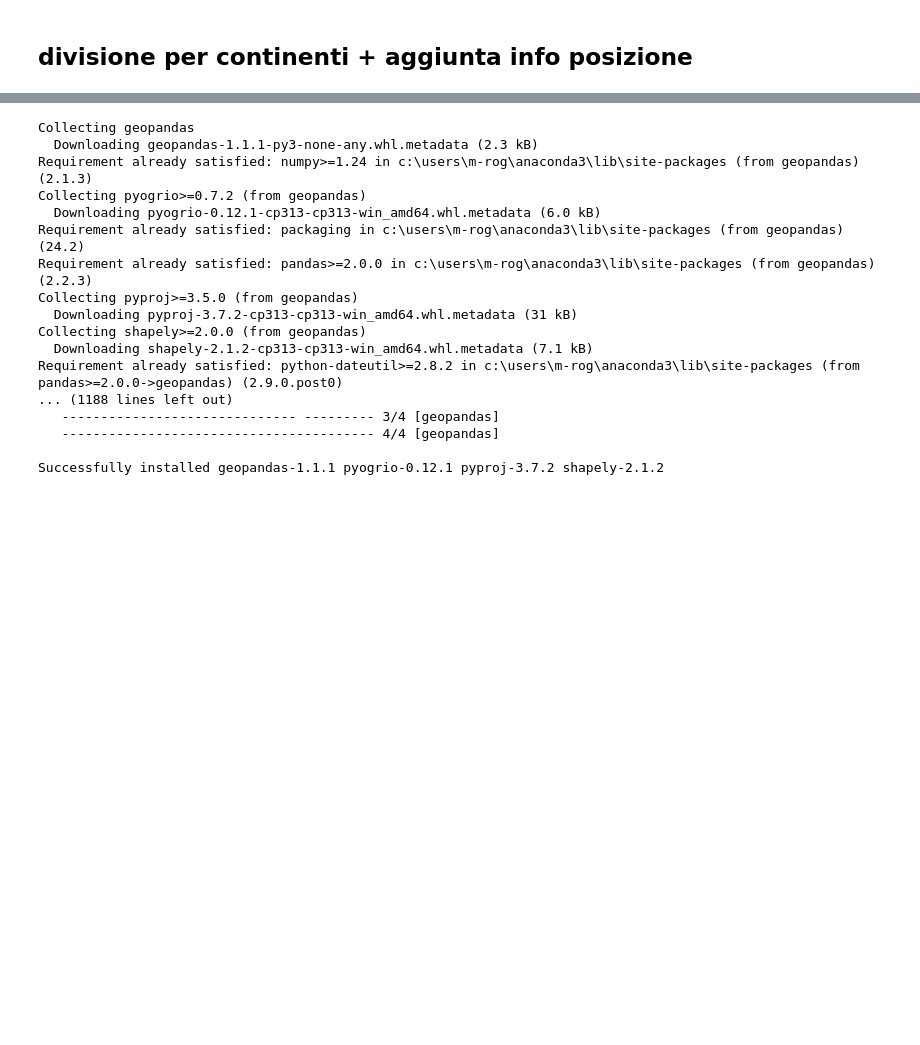
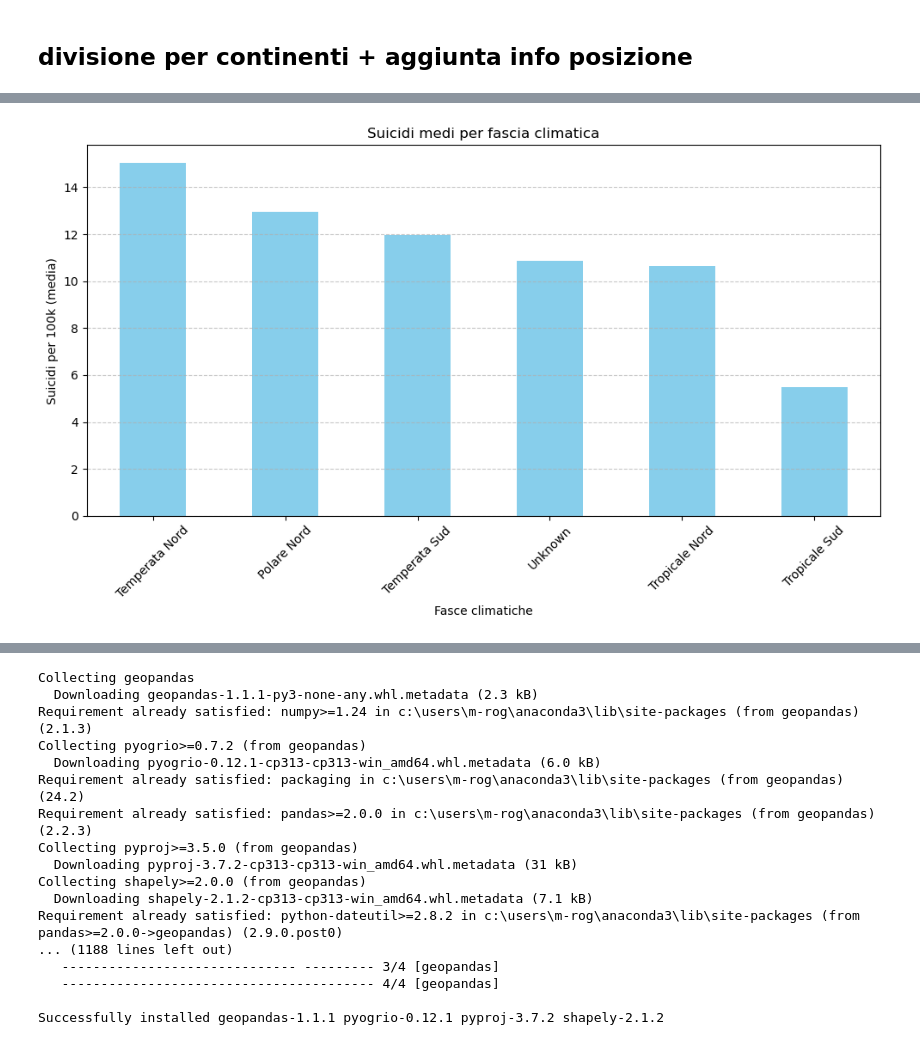
Before and after one commit to ashuraWho/DataSet_SuicideRates, a Jupyter notebook: suicides_mario.ipynb, the cells around one changed output, grey strips where cells are left out. Drawn from its saved outputs; the diff is of its cells as text; code cells hidden in the pictures; blank space fills up the shorter version.

```diff
--- a/suicides_mario.ipynb
+++ b/suicides_mario.ipynb
@@ -19,5 +19,5 @@ import pandas as pd
 # %% [markdown]
 # import dati
 # %%
-df_raw = pd.read_csv('master.csv')
+df = pd.read_csv('master.csv')
 # %%
@@ -102,8 +102,6 @@ head
 | 7 | Albania | 1987 | female | 25-34 years | 4 | 257200 | 1.56 | Albania1987 | ... |
 | 8 | Albania | 1987 | male | 55-74 years | 1 | 137500 | 0.73 | Albania1987 | ... |
 | 9 | Albania | 1987 | female | 5-14 years | 0 | 311000 | 0.00 | Albania1987 | ... |
-# %%
-df = df_raw.copy()
 # %%
 # pulizia nomi colonne
 df.columns = (
@@ -400,7 +398,6 @@ import geopandas as gpd
 
 url = "https://naciscdn.org/naturalearth/110m/cultural/ne_110m_admin_0_countries.zip"
 world = gpd.read_file(url)
-
 
 # Centroidi per lat/lon
 world['lat'] = world.geometry.centroid.y
@@ -410,14 +407,16 @@ world['lon'] = world.geometry.centroid.x
 paesi_presenti = df['country'].unique()
 
 # Filtra world solo per quei paesi
-world_subset = world[world['name'].isin(paesi_presenti)]
+world_subset = world[world['ADMIN'].isin(paesi_presenti)]
 
 # Crea un dizionario {paese: (lat, lon)}
-coords_dict = {row['name']: (row['lat'], row['lon']) for _, row in world_subset.iterrows()}
+# Dizionario {paese: (lat, lon)}
+coords_dict = {row['ADMIN']: (row['lat'], row['lon'])
+               for _, row in world_subset.iterrows()}
 
 # Assegna le colonne lat/lon al df in modo veloce usando map
-df['lat'] = df['country'].map(lambda x: coords_dict.get(x, None))
-df['lon'] = df['country'].map(lambda x: coords_dict.get(x, None))
+df['lat'] = df['country'].map(lambda x: coords_dict.get(x, (np.nan,np.nan))[0])
+df['lon'] = df['country'].map(lambda x: coords_dict.get(x, (np.nan,np.nan))[1])
 # %% [output]
   world['lat'] = world.geometry.centroid.y
 
@@ -425,0 +424,77 @@ KeyError: 'name'
+# %%
+def lat_to_climatic_zone(lat):
+    if pd.isna(lat):
+        return "Unknown"
+    elif lat >= 66.5:
+        return "Polare Nord"
+    elif lat <= -66.5:
+        return "Polare Sud"
+    elif 23.5 < lat < 66.5:
+        return "Temperata Nord"
+    elif -66.5 < lat < -23.5:
+        return "Temperata Sud"
+    elif 0 < lat <= 23.5:
+        return "Tropicale Nord"
+    elif -23.5 <= lat < 0:
+        return "Tropicale Sud"
+    else:
+        return "Equatoriale"  # latitudine esattamente 0
+
+# Assegna la colonna
+df['fasce_climatiche'] = df['lat'].apply(lat_to_climatic_zone)
+
+suicidi_clima = df.groupby('fasce_climatiche')['suicides_100k_pop'].mean().sort_values(ascending=False)
+
+import matplotlib.pyplot as plt
+
+plt.figure(figsize=(10,6))
+suicidi_clima.plot(kind='bar', color='skyblue')
+plt.xlabel("Fasce climatiche")
+plt.ylabel("Suicidi per 100k (media)")
+plt.title("Suicidi medi per fascia climatica")
+plt.grid(axis='y', linestyle='--', alpha=0.7)
+plt.xticks(rotation=45)
+plt.tight_layout()
+plt.show()
+
+# Ordine desiderato delle fasce climatiche
+ordine_fasce = [
+    "Polare Sud",
+    "Temperata Sud",
+    "Tropicale Sud",
+    "Equatoriale",
+    "Tropicale Nord",
+    "Temperata Nord",
+    "Polare Nord",
+    "Unknown"
+]
+
+# Riordino il DataFrame
+suicidi_clima = suicidi_clima.reindex(ordine_fasce)
+
+# Palette di colori basata sulla temperatura
+color_map = {
+    "Polare Nord": "#1f77b4",   # blu scuro
+    "Polare Sud": "#aec7e8",    # blu chiaro
+    "Temperata Nord": "#ffdd57", # giallo scuro
+    "Temperata Sud": "#fff2a8",  # giallo chiaro
+    "Tropicale Nord": "#ff6f61", # rosso scuro
+    "Tropicale Sud": "#ffb3ab",  # rosso chiaro
+    "Equatoriale": "#ff9900"  ,   # arancione
+    "Unknown": "black"
+}
+
+colors = [color_map[x] for x in suicidi_clima.index]
+
+# Grafico
+plt.figure(figsize=(10,6))
+suicidi_clima.plot(kind='bar', color=colors, legend=False)
+plt.xlabel("Fasce climatiche")
+plt.ylabel("Suicidi per 100k (media)")
+plt.title("Suicidi medi per fascia climatica")
+plt.grid(axis='y', linestyle='--', alpha=0.7)
+plt.xticks(rotation=45)
+plt.tight_layout()
+plt.show()
+# %% [output]
+[figure, added]
```
Also changed, not shown: parts of 10 cells of this notebook.
